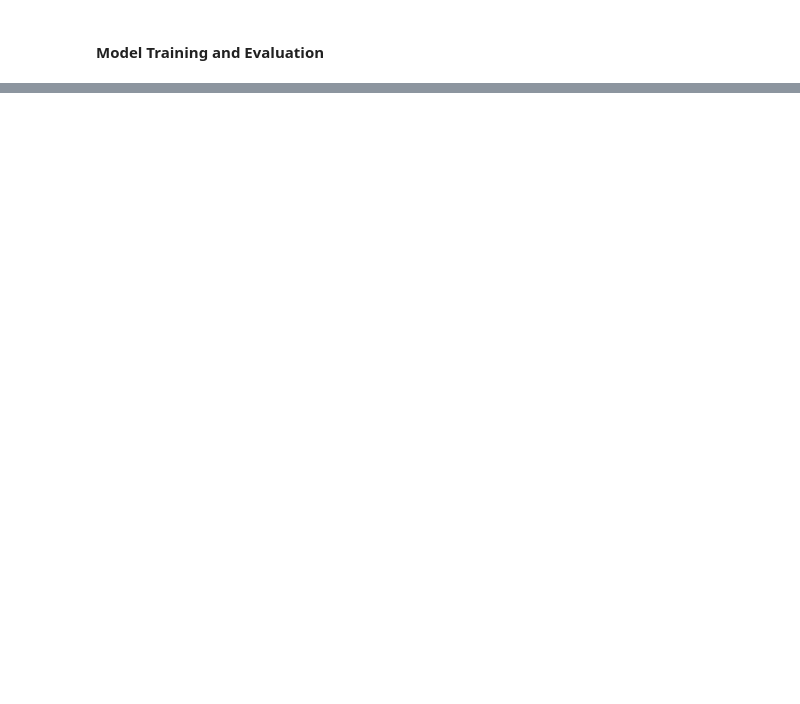
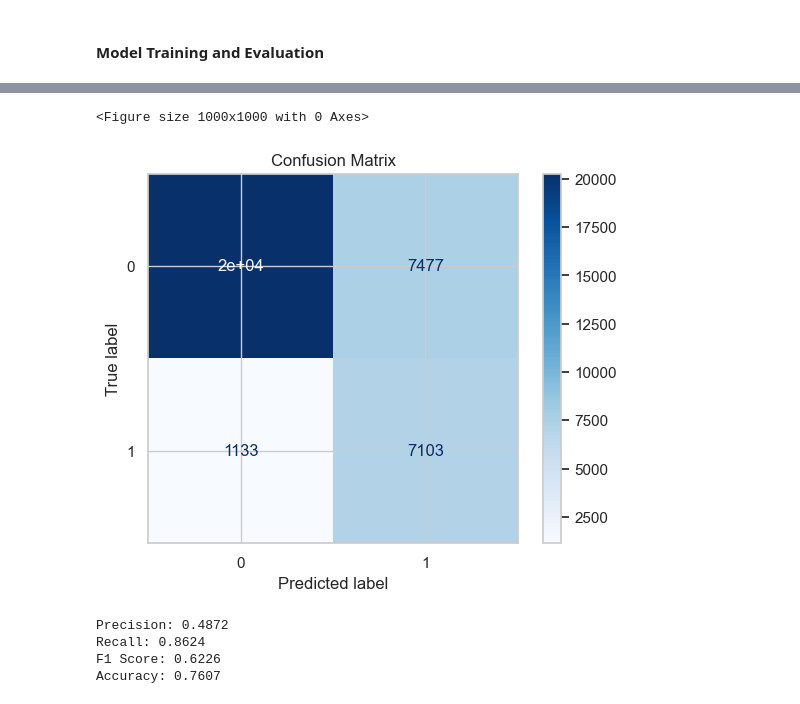
Before and after one commit to bharath03-a/Gun-Violence-Incidents, a Jupyter notebook: notebooks/05_classification.ipynb, the cells around one changed output, grey strips where cells are left out. Drawn from its saved outputs; the diff is of its cells as text; code cells hidden in the pictures; blank space fills up the shorter version.

```diff
--- a/notebooks/05_classification.ipynb
+++ b/notebooks/05_classification.ipynb
@@ -330,0 +214,6 @@ We can create a mass_shooting column based on `incident_characteristics`.
+# %%
+test_predictions = best_model.transform(test_data)
+final_auc = evaluator.evaluate(test_predictions)
+
+print(f"\nBest Model: {best_model.__class__.__name__} with Validation AUC: {best_auc:.4f}")
+print(f"Final AUC on Test Data: {final_auc:.4f}")
@@ -330,0 +224,18 @@ We can create a mass_shooting column based on `incident_characteristics`.
+# %%
+test_predictions_df = test_predictions.select('is_killed', 'probability').toPandas()
+# %%
+y_true = test_predictions_df['is_killed']
+y_scores = test_predictions_df['probability'].apply(lambda x: float(x[1]))  # Probability of class 1
+
+fpr, tpr, _ = roc_curve(y_true, y_scores)
+roc_auc = roc_auc_score(y_true, y_scores)
+
+plt.figure(figsize=(8, 6))
+plt.plot(fpr, tpr, color='blue', label=f'ROC Curve (AUC = {roc_auc:.2f})')
+plt.plot([0, 1], [0, 1], color='red', linestyle='--')
+plt.xlabel('False Positive Rate')
+plt.ylabel('True Positive Rate')
+plt.title('Receiver Operating Characteristic (ROC) Curve')
+plt.legend(loc='lower right')
+plt.grid()
+plt.show()
@@ -330,0 +244,24 @@ We can create a mass_shooting column based on `incident_characteristics`.
+# %%
+y_pred = test_predictions_df['probability'].apply(lambda x: 1 if x[1] >= 0.5 else 0)
+conf_matrix = confusion_matrix(y_true, y_pred)
+# %%
+plt.figure(figsize=(10, 10))
+ConfusionMatrixDisplay(confusion_matrix=conf_matrix, display_labels=[0, 1]).plot(cmap='Blues')
+plt.title("Confusion Matrix")
+plt.show()
+# %% [output]
+<Figure size 1000x1000 with 0 Axes>
+[figure, added]
+# %%
+precision, recall, f1_score, _ = precision_recall_fscore_support(y_true, y_pred, average='binary')
+accuracy = accuracy_score(y_true, y_pred)
+
+print(f"Precision: {precision:.4f}")
+print(f"Recall: {recall:.4f}")
+print(f"F1 Score: {f1_score:.4f}")
+print(f"Accuracy: {accuracy:.4f}")
+# %% [output]
+Precision: 0.4872
+Recall: 0.8624
+F1 Score: 0.6226
+Accuracy: 0.7607
```
Also changed, not shown: parts of 43 cells of this notebook.
